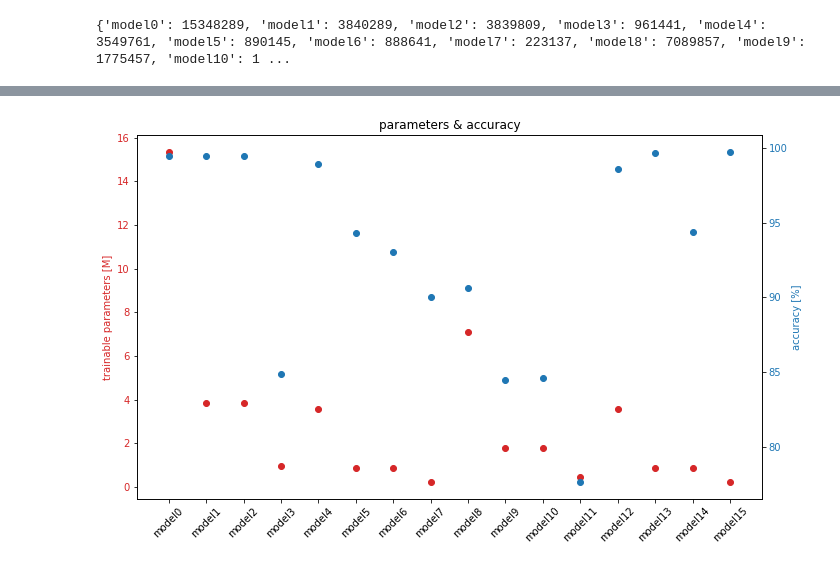
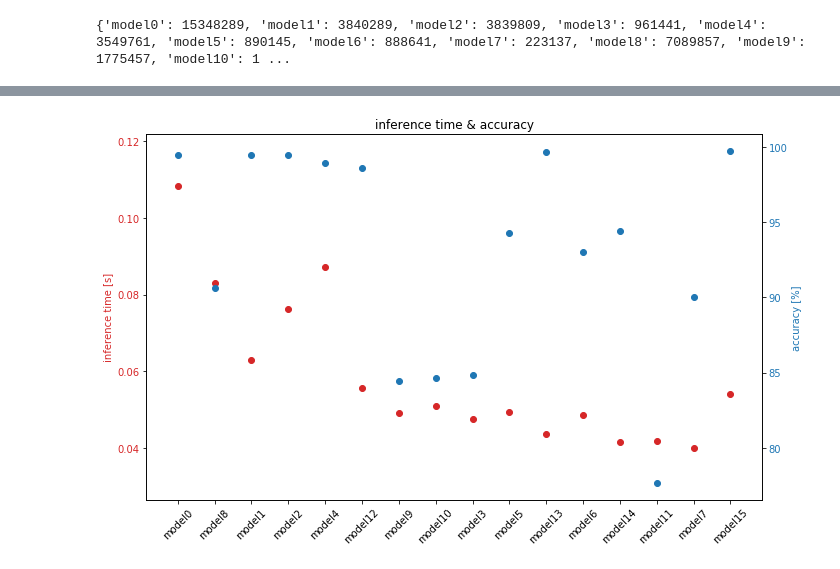
Before and after one commit to DeepTesla/deep_learning_hf, a Jupyter notebook: dl_hf_hyper_opt.ipynb, the cells around one changed output, grey strips where cells are left out. Drawn from its saved outputs; the diff is of its cells as text; code cells hidden in the pictures.

```diff
--- a/dl_hf_hyper_opt.ipynb
+++ b/dl_hf_hyper_opt.ipynb
@@ -278,5 +305,4 @@ Epoch 00050: val_loss did not improve from 0.00940
 # %%
-# TODO predict same images
 inference_times = {}
 parameters = {}
 evaluations = {}
@@ -299,11 +325,6 @@ for key, model in models_large.items():
         b = np.zeros(shape=x[r].shape)
         c = np.zeros(shape=x[r].shape)
         p = np.array(p)
-        # print(f"x {x.shape}")
-        # print(f"y {y.shape}")
-        # print(f"b {b.shape}")
-        # print(f"c {c.shape}")
-        # print(f"p {p.shape}")
         for i in range(120):
             for j in range(160):
                 b[i, j, 0] = y[r][i, j]
@@ -318,7 +339,7 @@ for key, model in models_large.items():
         cv2.imwrite(f'{key}.png', img)
         inference_times[key] = inf
         parameters[key] = np.sum([np.prod(v.get_shape().as_list()) for v in model.trainable_variables])
-        evaluations[key] = model.evaluate_generator(dg_test_large, steps=1)
+        evaluations[key] = model.evaluate_generator(dg_test_large, steps=10)
 # %%
 dg_test_small = test_video_loader.data_generator(prep_small_dir, (80, 60), len(idxs), idxs)
 x, y = next(dg_test_small)
@@ -337,11 +358,6 @@ for key, model in models_small.items():
         b = np.zeros(shape=x[r].shape)
         c = np.zeros(shape=x[r].shape)
         p = np.array(p)
-        # print(f"x {x.shape}")
-        # print(f"y {y.shape}")
-        # print(f"b {b.shape}")
-        # print(f"c {c.shape}")
-        # print(f"p {p.shape}")
         for i in range(60):
             for j in range(80):
                 b[i, j, 0] = y[r][i, j]
@@ -357,7 +373,7 @@ for key, model in models_small.items():
         cv2.imwrite(f'{key}.png', cv2.resize(img, (480, 120)))
         inference_times[key] = inf
         parameters[key] = np.sum([np.prod(v.get_shape().as_list()) for v in model.trainable_variables])
-        evaluations[key] = model.evaluate_generator(dg_test_small, steps=1)
+        evaluations[key] = model.evaluate_generator(dg_test_small, steps=10)
 # %%
 print(inference_times)
 # %% [output]
@@ -377,0 +396,4 @@ print(accuracy)
+# %%
+# sort by paramter count descending
+from collections import OrderedDict
+parameters_sorted = OrderedDict(sorted(parameters.items(), key=lambda item: item[1], reverse=True))
@@ -378,32 +436,30 @@ print(accuracy)
 # %%
-import matplotlib.pyplot as plt
-
 fig, ax1 = plt.subplots(figsize=(10,6))
-x = [f"model{i}" for i in range(len(parameters))]
-y = [parameters[k] for k in x]
+x = [k for k in parameters_sorted.keys()]
+y = [inference_times[k] for k in x]
 
 # lists = sorted(parameters.items())
 # x, y = zip(*lists)
 
 color = 'tab:red'
 # ax1.set_xlabel('model')
-ax1.set_ylabel('trainable parameters [M]', color=color)
-ax1.scatter(x, np.array(y)/1000000, color=color)
+ax1.set_ylabel('inference time [s]', color=color)
+ax1.scatter(x, np.array(y), color=color)
 ax1.tick_params(axis='y', labelcolor=color)
 ax1.set_xticklabels(x, rotation=45)
 
 y = [accuracy[k] for k in x]
 
 ax2 = ax1.twinx()  # instantiate a second axes that shares the same x-axis
 
 color = 'tab:blue'
 ax2.set_ylabel('accuracy [%]', color=color)  # we already handled the x-label with ax1
 ax2.scatter(x, np.array(y)*100, color=color)
 ax2.tick_params(axis='y', labelcolor=color)
 
 
 fig.tight_layout()  # otherwise the right y-label is slightly clipped
-plt.title('parameters & accuracy')
+plt.title('inference time & accuracy')
 plt.show()
 # %% [output]
-[figure, old version]
+[figure, new version]
```
Also changed, not shown: parts of 13 cells of this notebook.
